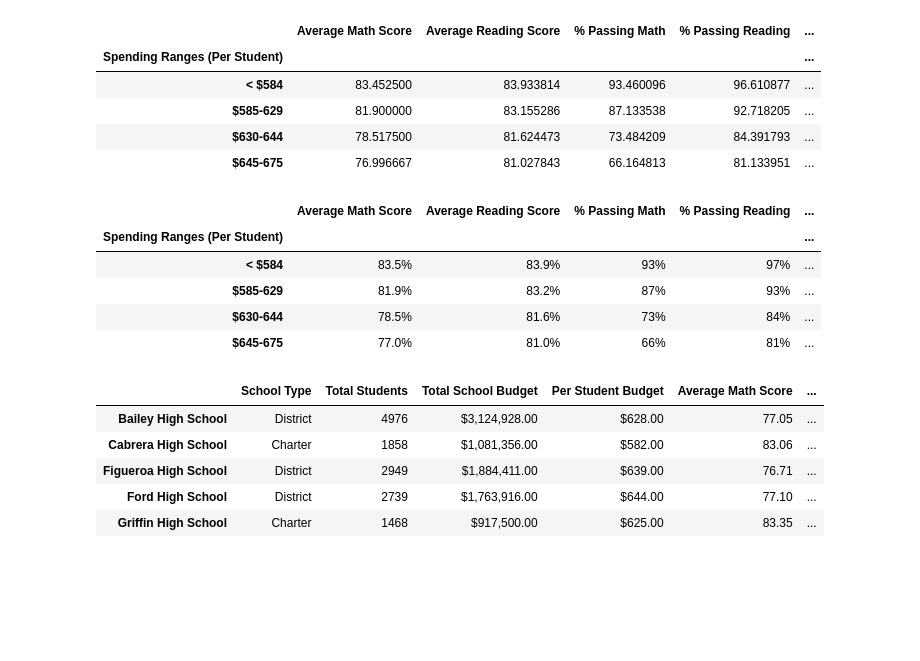
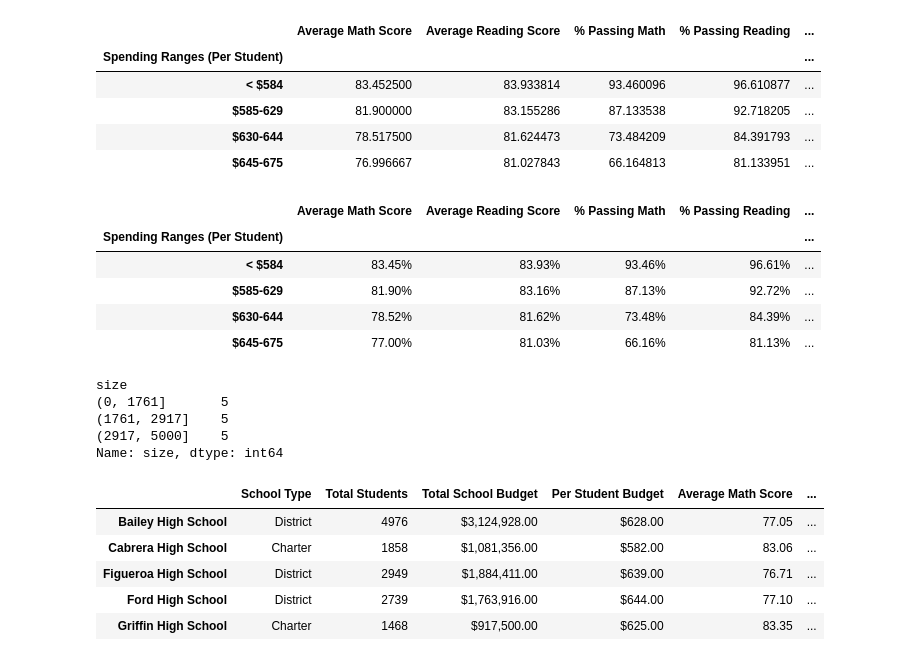
Before and after one commit to Ry-Avery/Pandas_School_District, a Jupyter notebook: PyCitySchools(Old).ipynb, the cells around one changed output. Saved outputs shown, nothing was run; the diff lists cells and outputs as text; code cells hidden in the pictures; blank space fills up the shorter version.

```diff
--- a/PyCitySchools.ipynb
+++ b/PyCitySchools(Old).ipynb
@@ -470,7 +470,7 @@ school_capita_s.groupby(pd.cut(school_capita_s,spending_bins)).count()
 dtype: int64
 # %%
 # Adding new column that contains spending ranges per student to school_summary_df
-school_summary_df['Spending Ranges (Per Student)']=pd.cut(school_capita_s,spending_bins,spending_bins,labels=spending_bins_names)
+school_summary_df['Spending Ranges (Per Student)']=pd.cut(school_capita_s,spending_bins,labels=spending_bins_names)
 school_summary_df.head()
 # %% [output]
 |  | School Type | Total Students | Total School Budget | Per Student Budget | Average Math Score | ... |
@@ -504,23 +504,30 @@ spending_summary_df
 | $645-675 | 76.996667 | 81.027843 | 66.164813 | 81.133951 | ... |
 # %%
 # Formatting spending_summary_df
-spending_summary_df['Average Math Score']=spending_summary_df['Average Math Score'].map('{:.1f}%'.format)
-spending_summary_df['Average Reading Score']=spending_summary_df['Average Reading Score'].map('{:.1f}%'.format)
-spending_summary_df['% Passing Math']=spending_summary_df['% Passing Math'].map('{:.0f}%'.format)
-spending_summary_df['% Passing Reading']=spending_summary_df['% Passing Reading'].map('{:.0f}%'.format)
-spending_summary_df['% Overall Passing']=spending_summary_df['% Overall Passing'].map('{:.0f}%'.format)
+spending_summary_df['Average Math Score']=spending_summary_df['Average Math Score'].map('{:.2f}%'.format)
+spending_summary_df['Average Reading Score']=spending_summary_df['Average Reading Score'].map('{:.2f}%'.format)
+spending_summary_df['% Passing Math']=spending_summary_df['% Passing Math'].map('{:.2f}%'.format)
+spending_summary_df['% Passing Reading']=spending_summary_df['% Passing Reading'].map('{:.2f}%'.format)
+spending_summary_df['% Overall Passing']=spending_summary_df['% Overall Passing'].map('{:.2f}%'.format)
 spending_summary_df
 # %% [output]
 |  | Average Math Score | Average Reading Score | % Passing Math | % Passing Reading | ... |
 | Spending Ranges (Per Student) |  |  |  |  | ... |
-| < $584 | 83.5% | 83.9% | 93% | 97% | ... |
-| $585-629 | 81.9% | 83.2% | 87% | 93% | ... |
-| $630-644 | 78.5% | 81.6% | 73% | 84% | ... |
-| $645-675 | 77.0% | 81.0% | 66% | 81% | ... |
+| < $584 | 83.45% | 83.93% | 93.46% | 96.61% | ... |
+| $585-629 | 81.90% | 83.16% | 87.13% | 92.72% | ... |
+| $630-644 | 78.52% | 81.62% | 73.48% | 84.39% | ... |
+| $645-675 | 77.00% | 81.03% | 66.16% | 81.13% | ... |
 # %%
 # Defining school size bin variables
-size_bins=[0,1000,2000,5000]
-size_bins_names=['Small (<1000)','Medium (1000-2000)','Large (2000-5000)']
+size_bins=[0,1761,2917,5000]
+size_bins_names=['Small','Medium','Large']
+school_counts_s.groupby(pd.cut(school_counts_s,size_bins)).count()
+# %% [output]
+size
+(0, 1761]       5
+(1761, 2917]    5
+(2917, 5000]    5
+Name: size, dtype: int64
 # %%
 # Adding new column that contains school size ranges to school_summary_df
 school_summary_df['School Size']=pd.cut(school_summary_df['Total Students'],size_bins,labels=size_bins_names)
```
Also changed, not shown: parts of 3 cells of this notebook, 1 other file.
